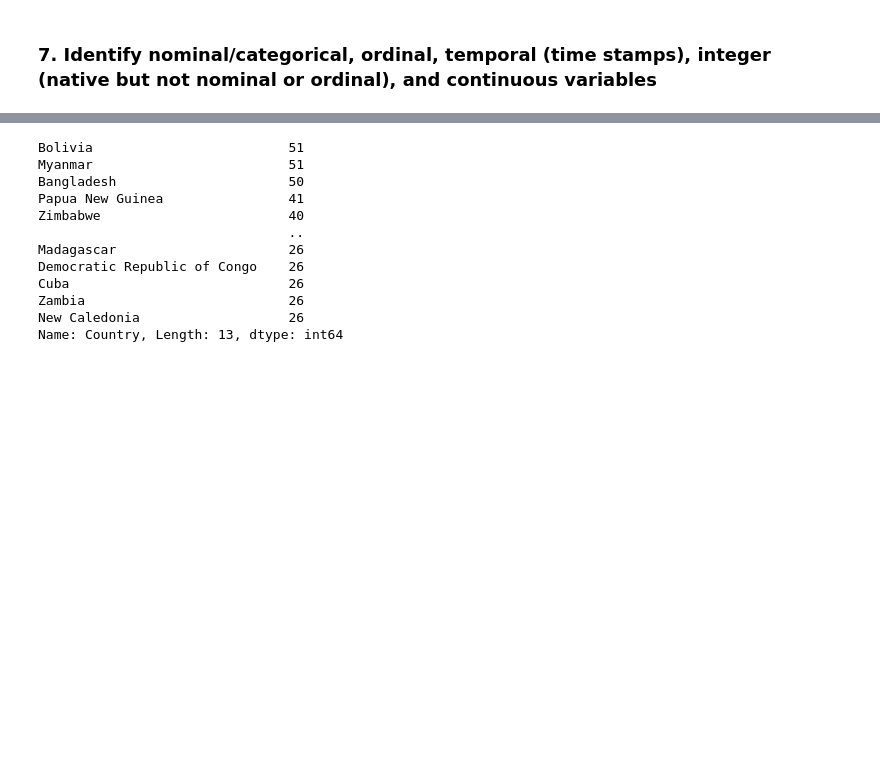
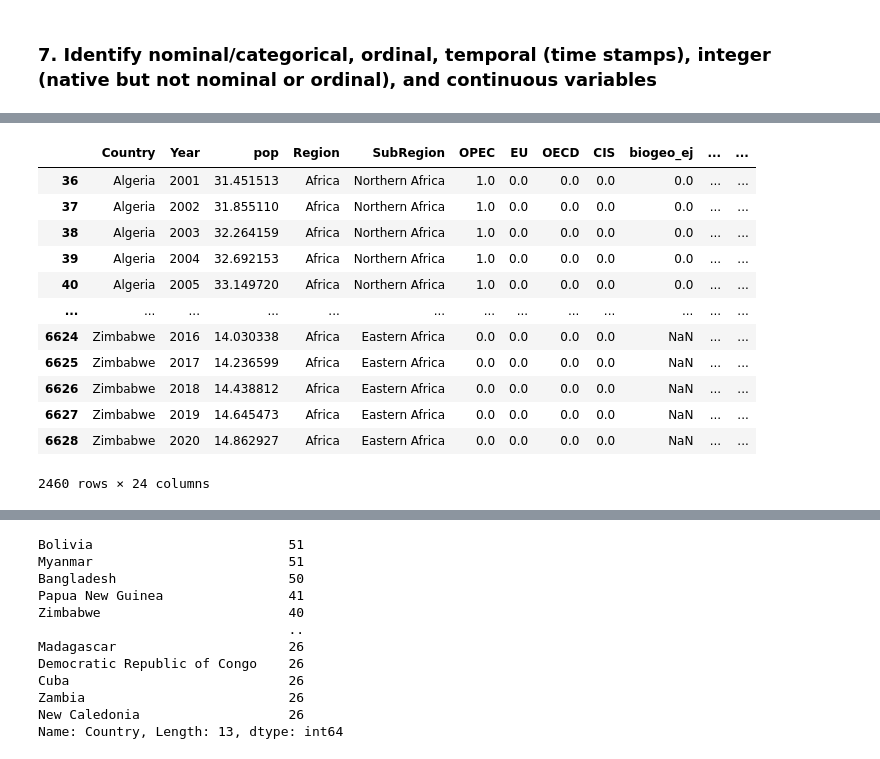
Before and after one commit to PranavaSinghal/DS203-Project, a Jupyter notebook: DS203_project.ipynb, the cells around one changed output, grey strips where cells are left out. Drawn from its saved outputs; the diff is of its cells as text; code cells hidden in the pictures; blank space fills up the shorter version.

```diff
--- a/DS203_project.ipynb
+++ b/DS203_project.ipynb
@@ -215,7 +214,7 @@ The following columns will be dropped as they are not useful for our analysis
 'refthru_kbd']   # oil refinery throughput
 
 chosen_columns = ['Country', 'Year', 'pop', 'Region', 'SubRegion', 'OPEC', 'EU', 'OECD', 'CIS',
- 'biodiesel_prod_pj', 'biofuels_prod_pj','biogeo_ej', 'biogeo_ej', 'co2_mtco2', 'coalprod_ej',
+ 'biodiesel_prod_pj', 'biofuels_prod_pj','biogeo_ej', 'co2_mtco2', 'coalprod_ej',
  'elect_twh', 'electbyfuel_coal', 'electbyfuel_gas', 'electbyfuel_oil','ethanol_prod_pj',
  'gasprod_ej', 'hydro_ej','nuclear_ej','oilcons_ej','primary_ej','ren_power_ej','solar_ej','wind_ej']
 # %% [markdown]
@@ -282,5 +304,5 @@ Index(['Country', 'Year', 'pop', 'ISO3166_alpha3', 'ISO3166_numeric', 'Region',
 # %%
-pd.set_option("display.max_rows", 10, "display.max_columns", 20)
-df1 = df['Country'].value_counts()
-df1
+grp = df[filter].groupby('Country')
+df_temp = grp.get_group("India")
+df_temp.isnull().sum()/df_temp.shape[0]*100
 # %% [output]
@@ -298,0 +363,18 @@ Name: Country, Length: 123, dtype: int64
+# %%
+filt2 = df['Year']>2000
+dfx = df[filter]
+dfx[filt2]
+# %% [output]
+|  | Country | Year | pop | Region | SubRegion | OPEC | EU | OECD | CIS | biogeo_ej | ... | ... |
+| 36 | Algeria | 2001 | 31.451513 | Africa | Northern Africa | 1.0 | 0.0 | 0.0 | 0.0 | 0.0 | ... | ... |
+| 37 | Algeria | 2002 | 31.855110 | Africa | Northern Africa | 1.0 | 0.0 | 0.0 | 0.0 | 0.0 | ... | ... |
+| 38 | Algeria | 2003 | 32.264159 | Africa | Northern Africa | 1.0 | 0.0 | 0.0 | 0.0 | 0.0 | ... | ... |
+| 39 | Algeria | 2004 | 32.692153 | Africa | Northern Africa | 1.0 | 0.0 | 0.0 | 0.0 | 0.0 | ... | ... |
+| 40 | Algeria | 2005 | 33.149720 | Africa | Northern Africa | 1.0 | 0.0 | 0.0 | 0.0 | 0.0 | ... | ... |
+| ... | ... | ... | ... | ... | ... | ... | ... | ... | ... | ... | ... | ... |
+| 6624 | Zimbabwe | 2016 | 14.030338 | Africa | Eastern Africa | 0.0 | 0.0 | 0.0 | 0.0 | NaN | ... | ... |
+| 6625 | Zimbabwe | 2017 | 14.236599 | Africa | Eastern Africa | 0.0 | 0.0 | 0.0 | 0.0 | NaN | ... | ... |
+| 6626 | Zimbabwe | 2018 | 14.438812 | Africa | Eastern Africa | 0.0 | 0.0 | 0.0 | 0.0 | NaN | ... | ... |
+| 6627 | Zimbabwe | 2019 | 14.645473 | Africa | Eastern Africa | 0.0 | 0.0 | 0.0 | 0.0 | NaN | ... | ... |
+| 6628 | Zimbabwe | 2020 | 14.862927 | Africa | Eastern Africa | 0.0 | 0.0 | 0.0 | 0.0 | NaN | ... | ... |
+2460 rows × 24 columns
```
Also changed, not shown: parts of 20 cells of this notebook.
